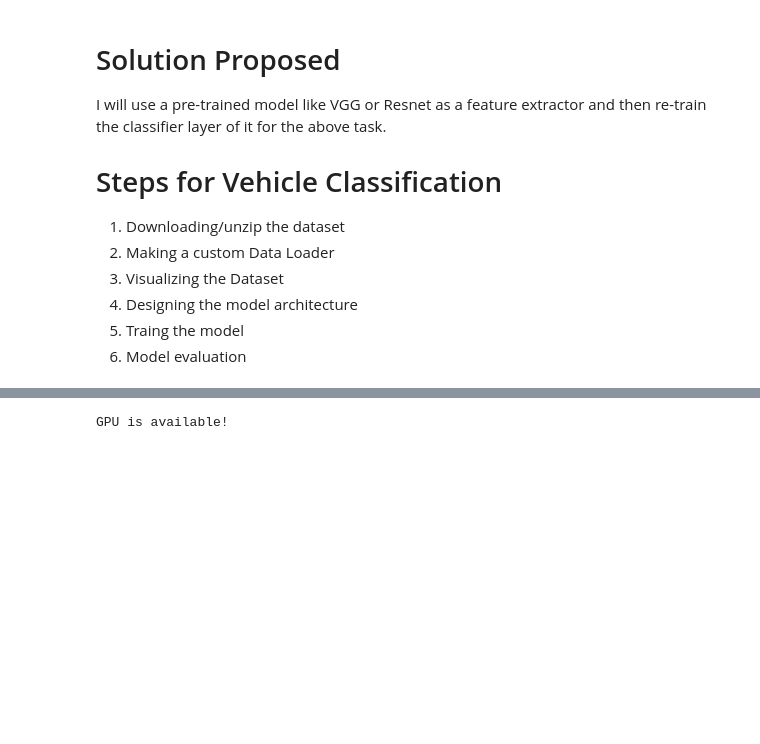
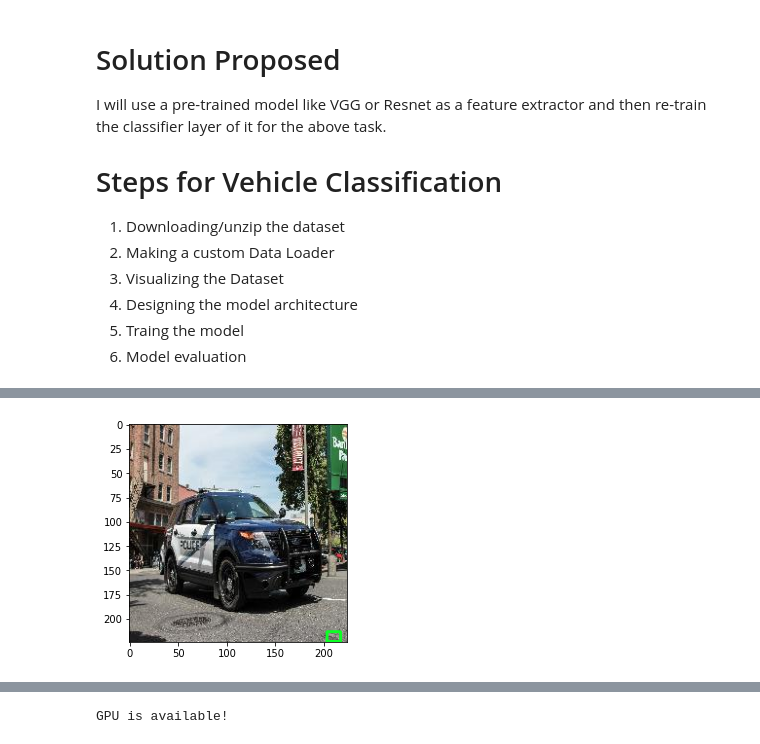
Before and after one commit to sumanyurosha/hackathons, a Jupyter notebook: AnalyticsVidya/JanataHackathon.ipynb, the cells around one changed output, grey strips where cells are left out. Drawn from its saved outputs; the diff is of its cells as text; code cells hidden in the pictures; blank space fills up the shorter version.

```diff
--- a/AnalyticsVidya/JanataHackathon.ipynb
+++ b/AnalyticsVidya/JanataHackathon.ipynb
@@ -121,0 +159,33 @@ for idx in np.arange(20):
+# %%
+import cv2
+import numpy as np
+
+image = cv2.imread(image_dir + "/47.jpg")
+original = image.copy()
+gray = cv2.cvtColor(image, cv2.COLOR_BGR2GRAY)
+blurred = cv2.GaussianBlur(gray, (3, 3), 0)
+canny = cv2.Canny(blurred, 120, 255, 1)
+kernel = np.ones((5,5),np.uint8)
+dilate = cv2.dilate(canny, kernel, iterations=1)
+
+# Find contours
+cnts = cv2.findContours(dilate, cv2.RETR_EXTERNAL, cv2.CHAIN_APPROX_SIMPLE)
+cnts = cnts[0] if len(cnts) == 2 else cnts[1]
+
+# Iterate thorugh contours and filter for ROI
+image_number = 0
+for i,c in enumerate(cnts):
+    x,y,w,h = cv2.boundingRect(c)
+    cv2.rectangle(image, (x, y), (x + w, y + h), (36,255,12), 2)
+    ROI = original[y:y+h, x:x+w]
+    cv2.imwrite("ROI_{}.png".format(image_number), ROI)
+    image_number += 1
+    if (i==0):
+        break
+
+#Show the image with matplotlib
+image = cv2.cvtColor(image, cv2.COLOR_BGR2RGB)
+plt.imshow(image)
+plt.show()
+# %% [output]
+[figure, added]
```
Also changed, not shown: parts of 10 cells of this notebook.
